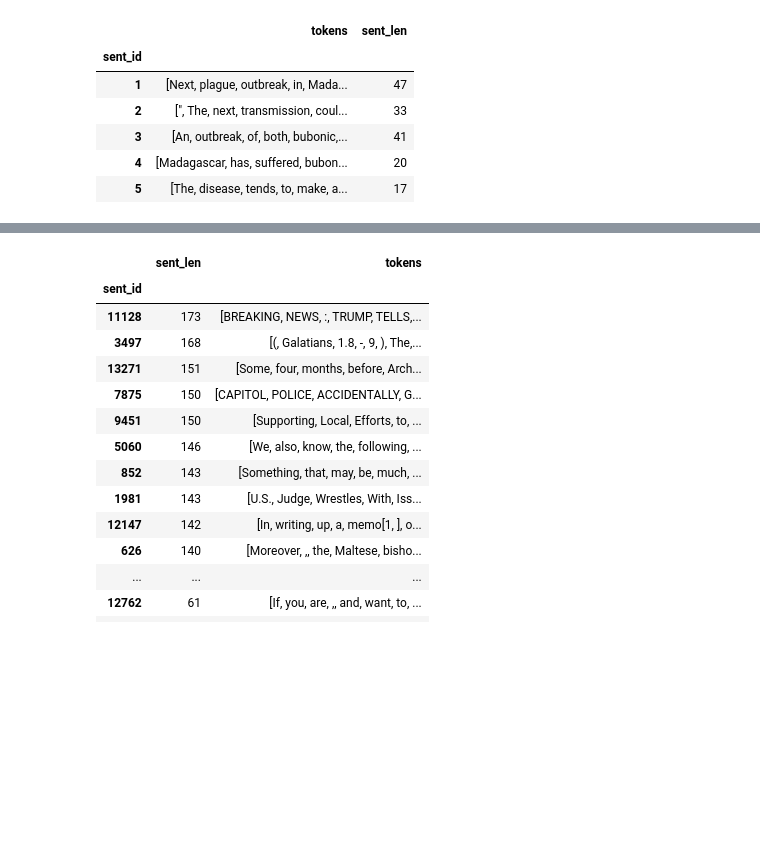
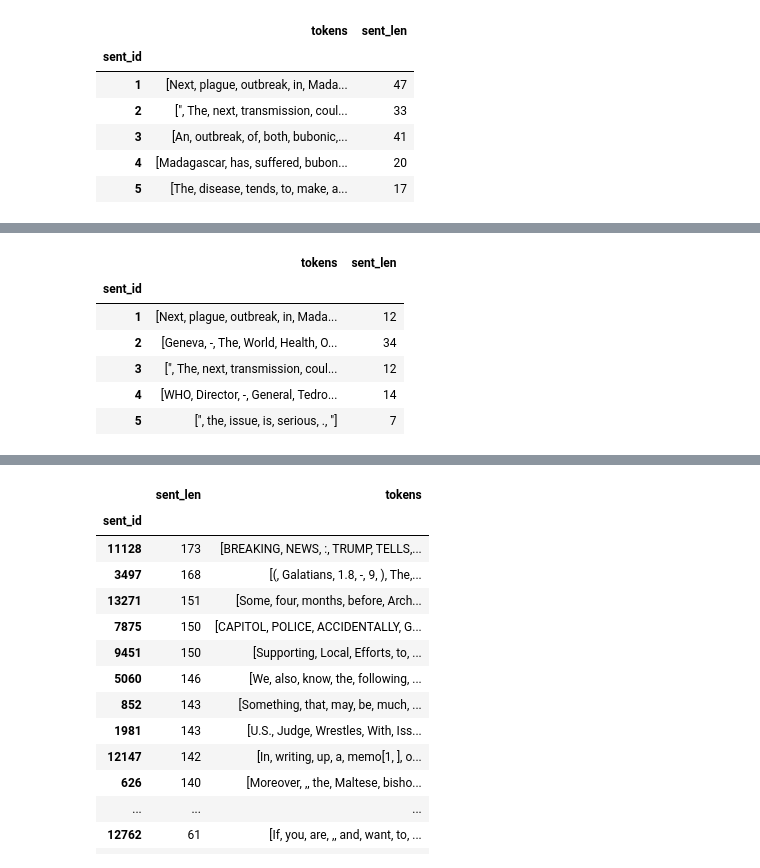
Before and after one commit to cicl-iscl/CyberWallE-propaganda-detection, a Jupyter notebook: eda/sentence_lengths.ipynb, the cells around one changed output, grey strips where cells are left out. Saved outputs shown, nothing was run; the diff lists cells and outputs as text; code cells hidden in the pictures; blank space fills up the shorter version.

```diff
--- a/eda/sentence_lengths.ipynb
+++ b/eda/sentence_lengths.ipynb
@@ -101,0 +116,14 @@ df.describe()
+# %%
+df_improved = pd.read_csv(SI_LABELS_FILE_IMPROVED, sep='\t', names=['doc_id', 'sent_id', 'idx_start', 'idx_end', 'tokens', 'label'], encoding='utf-8', quoting=3)
+df_improved = df_improved.drop(columns=['doc_id', 'idx_start', 'idx_end', 'label'])
+df_improved = df_improved.groupby('sent_id')['tokens'].apply(list).to_frame()
+df_improved['sent_len'] = df_improved['tokens'].apply(lambda x : len(x))
+df_improved.head()
+# %% [output]
+|  | tokens | sent_len |
+| sent_id |  |  |
+| 1 | [Next, plague, outbreak, in, Mada... | 12 |
+| 2 | [Geneva, -, The, World, Health, O... | 34 |
+| 3 | [", The, next, transmission, coul... | 12 |
+| 4 | [WHO, Director, -, General, Tedro... | 14 |
+| 5 | [", the, issue, is, serious, ., "] | 7 |
```
Also changed, not shown: parts of 11 cells of this notebook, 1 other file.
